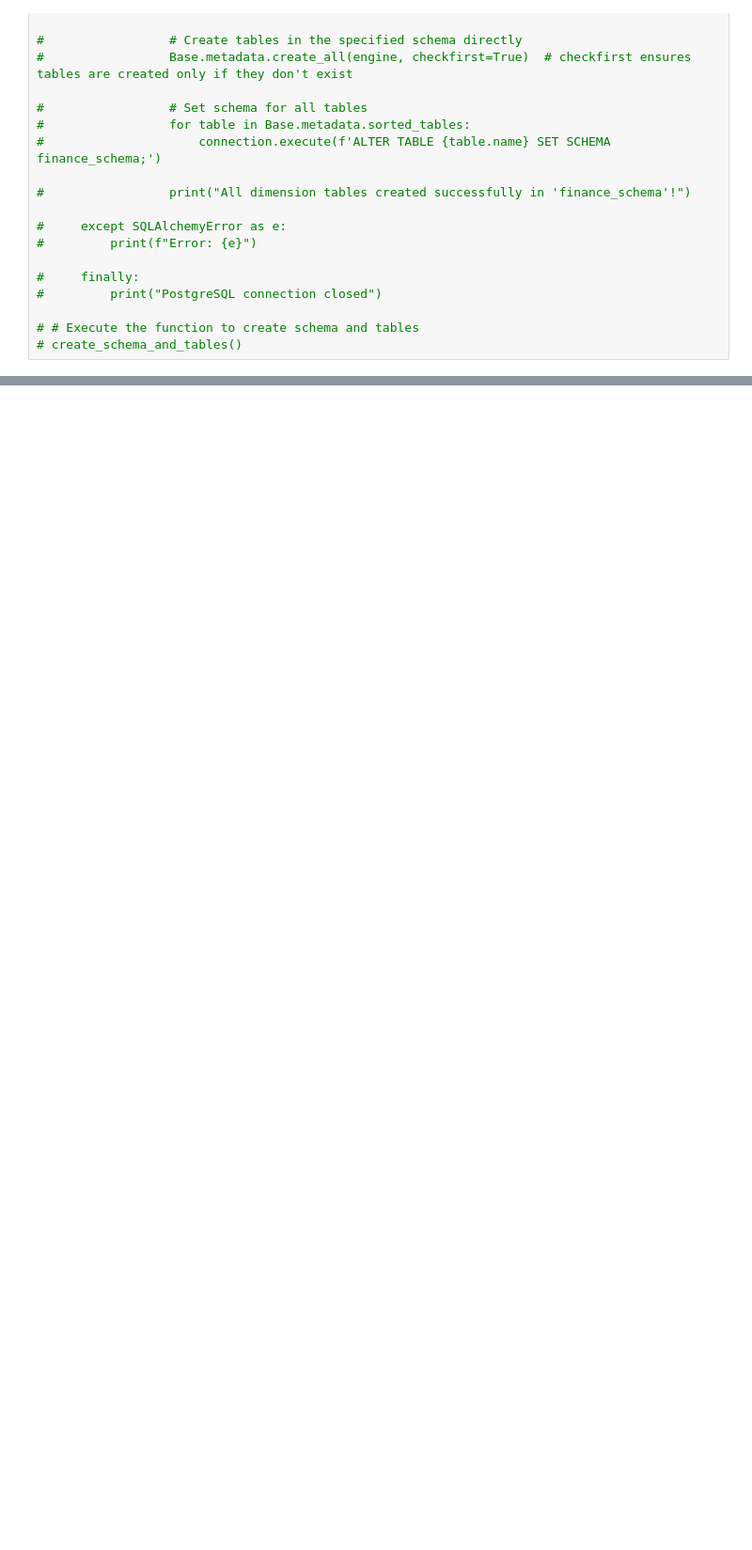
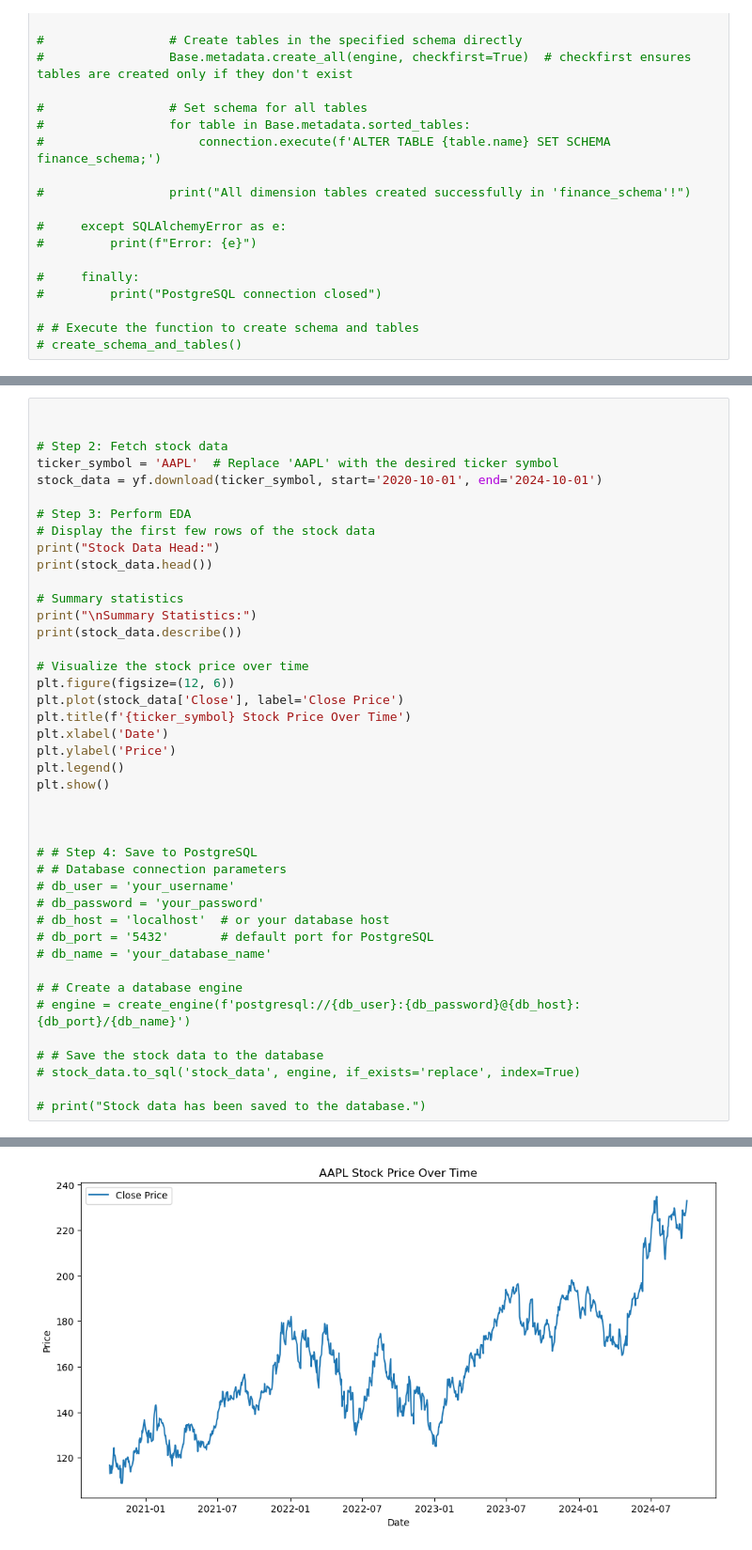
Before and after one commit to TaranArora/BI-Tool-DW, a Jupyter notebook: COSC436/notebooks/stock_analysis.ipynb, the cells around one changed output, grey strips where cells are left out. Shown at 94% size. Saved outputs shown, nothing was run; the diff lists cells and outputs as text; blank space fills up the shorter version.

```diff
--- a/COSC436/notebooks/stock_analysis.ipynb
+++ b/COSC436/notebooks/stock_analysis.ipynb
@@ -160,0 +347,43 @@ connection to server at "localhost" (127.0.0.1), port 5432 failed: Connection re
+# %%
+
+
+# Step 2: Fetch stock data
+ticker_symbol = 'AAPL'  # Replace 'AAPL' with the desired ticker symbol
+stock_data = yf.download(ticker_symbol, start='2020-10-01', end='2024-10-01')
+
+# Step 3: Perform EDA
+# Display the first few rows of the stock data
+print("Stock Data Head:")
+print(stock_data.head())
+
+# Summary statistics
+print("\nSummary Statistics:")
+print(stock_data.describe())
+
+# Visualize the stock price over time
+plt.figure(figsize=(12, 6))
+plt.plot(stock_data['Close'], label='Close Price')
+plt.title(f'{ticker_symbol} Stock Price Over Time')
+plt.xlabel('Date')
+plt.ylabel('Price')
+plt.legend()
+plt.show()
+
+
+
+# # Step 4: Save to PostgreSQL
+# # Database connection parameters
+# db_user = 'your_username'
+# db_password = 'your_password'
+# db_host = 'localhost'  # or your database host
+# db_port = '5432'       # default port for PostgreSQL
+# db_name = 'your_database_name'
+
+# # Create a database engine
+# engine = create_engine(f'postgresql://{db_user}:{db_password}@{db_host}:{db_port}/{db_name}')
+
+# # Save the stock data to the database
+# stock_data.to_sql('stock_data', engine, if_exists='replace', index=True)
+
+# print("Stock data has been saved to the database.")
+# %% [output]
@@ -160,0 +408 @@ connection to server at "localhost" (127.0.0.1), port 5432 failed: Connection re
+[figure, added]
```
Also changed, not shown: parts of 6 cells of this notebook.
